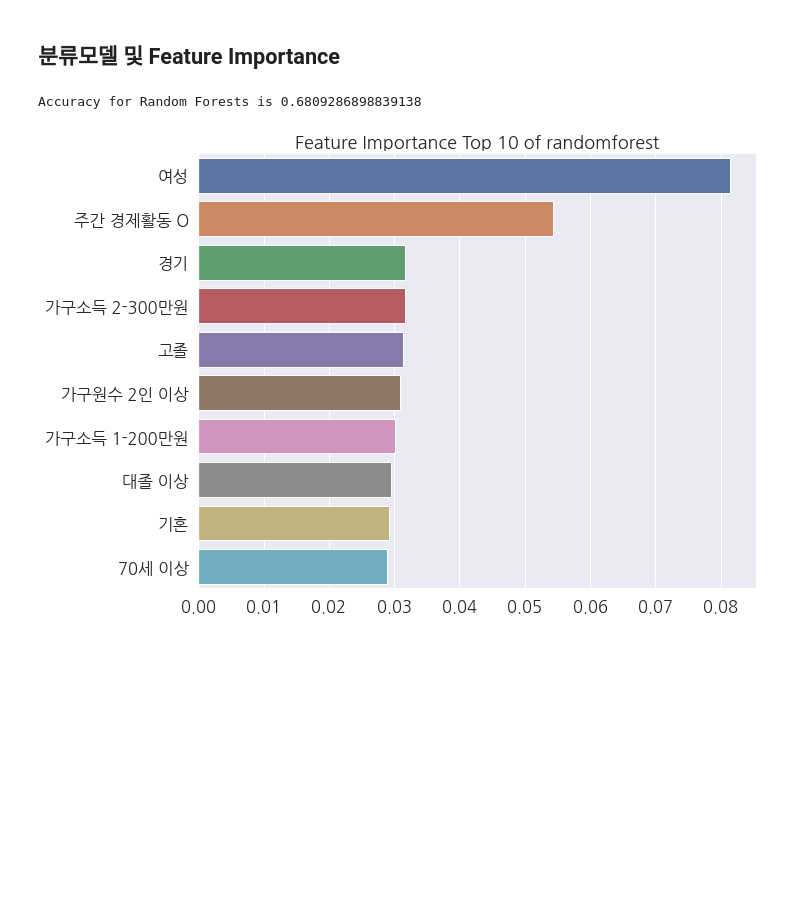
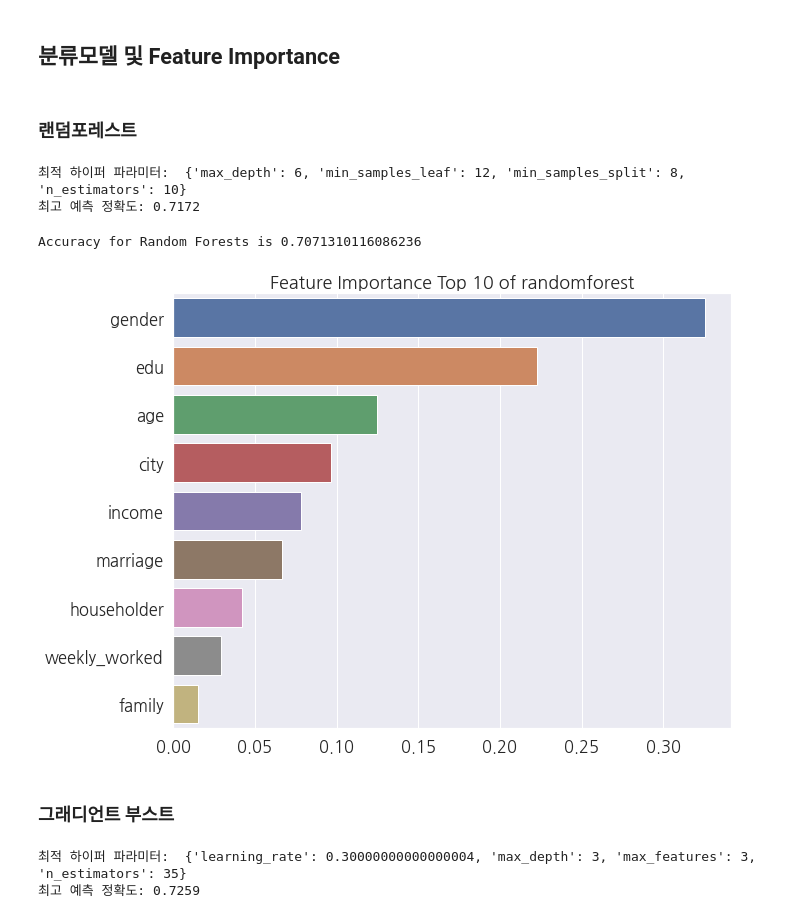
Before and after one commit to stat-thon/2022-project-sports-DATA-133, a Jupyter notebook: hobby_2_analysis.ipynb, the cells around one changed output. Cells and saved outputs as stored; diff of their text form; code cells hidden in the pictures; blank space fills up the shorter version.

```diff
--- a/hobby_2_analysis.ipynb
+++ b/hobby_2_analysis.ipynb
@@ -46,27 +46,70 @@ y = df[df.columns[-1:]]
 
 train_X_dummy = pd.get_dummies(train_X, columns = predictor, drop_first = True)
 test_X_dummy = pd.get_dummies(test_X, columns = predictor, drop_first = True)
+# %% [markdown]
+### 랜덤포레스트
+# %%
+from sklearn.model_selection import GridSearchCV
+
+params = { 'n_estimators' : [10, 100],
+           'max_depth' : [6, 8, 10, 12],
+           'min_samples_leaf' : [8, 12, 18],
+           'min_samples_split' : [8, 16, 20]
+            }
+
+# RandomForestClassifier 객체 생성 후 GridSearchCV 수행
+rf_clf = RandomForestClassifier(random_state = 0, n_jobs = -1)
+grid_cv = GridSearchCV(rf_clf, param_grid = params, cv = 3, n_jobs = -1)
+grid_cv.fit(train_X, train_y)
+
+print('최적 하이퍼 파라미터: ', grid_cv.best_params_)
+print('최고 예측 정확도: {:.4f}'.format(grid_cv.best_score_))
+# %% [output]
+최적 하이퍼 파라미터:  {'max_depth': 6, 'min_samples_leaf': 12, 'min_samples_split': 8, 'n_estimators': 10}
+최고 예측 정확도: 0.7172
 # %%
 ### RandomForest Classification Model
 
-model = RandomForestClassifier()
-model.fit(train_X_dummy, train_y)
-prediction_rf = model.predict(test_X_dummy)
+model = RandomForestClassifier(n_estimators = 10, max_depth = 6, min_samples_leaf = 12, min_samples_split = 8, random_state = 11, n_jobs = -1)
+model.fit(train_X, train_y)
+prediction_rf = model.predict(test_X)
 print('Accuracy for Random Forests is', metrics.accuracy_score(prediction_rf, test_y)) # 분류 정확도
 
 # Feature Importance
 ft_importance_value = model.feature_importances_
-ft_series = pd.Series(ft_importance_value, index = train_X_dummy.columns)
+ft_series = pd.Series(ft_importance_value, index = train_X.columns)
 ft_top10 = ft_series.sort_values(ascending = False)[:10]
-ft_top10.index = ['여성', '주간 경제활동 O', '경기', '가구소득 2-300만원', '고졸', '가구원수 2인 이상', '가구소득 1-200만원', '대졸 이상', '기혼', '70세 이상']
+#ft_top10.index = ['여성', '주간 경제활동 O', '경기', '가구소득 2-300만원', '고졸', '가구원수 2인 이상', '가구소득 1-200만원', '대졸 이상', '기혼', '70세 이상']
 
 sns.set(font_scale = 1.5)
 plt.rc("font", family = "NanumGothic") # 한글깨짐 방지
 plt.figure(figsize = (10, 8))
 plt.title('Feature Importance Top 10 of randomforest')
 sns.barplot(x = ft_top10, y = ft_top10.index)
 plt.show()
 # %% [output]
-Accuracy for Random Forests is 0.6809286898839138
+Accuracy for Random Forests is 0.7071310116086236
-[figure, old version]
+[figure, new version]
+# %% [markdown]
+### 그래디언트 부스트
+# %%
+from sklearn.model_selection import GridSearchCV
+from sklearn.ensemble import GradientBoostingClassifier
+
+params = { 'n_estimators' : range(5, 50, 10),
+           'max_depth' : range(3, 5),
+           'learning_rate' : np.linspace(0.1, 1, 10),
+           'max_features' : range(1, 4)
+            }
+
+# RandomForestClassifier 객체 생성 후 GridSearchCV 수행
+gb_clf = GradientBoostingClassifier(random_state = 0)
+grid_cv = GridSearchCV(gb_clf, param_grid = params, cv = 3, n_jobs = -1)
+grid_cv.fit(train_X, train_y)
+
+print('최적 하이퍼 파라미터: ', grid_cv.best_params_)
+print('최고 예측 정확도: {:.4f}'.format(grid_cv.best_score_))
+# %% [output]
+최적 하이퍼 파라미터:  {'learning_rate': 0.30000000000000004, 'max_depth': 3, 'max_features': 3, 'n_estimators': 35}
+최고 예측 정확도: 0.7259
 # %%
```
Also changed, not shown: parts of 5 cells of this notebook, 3 other files.
